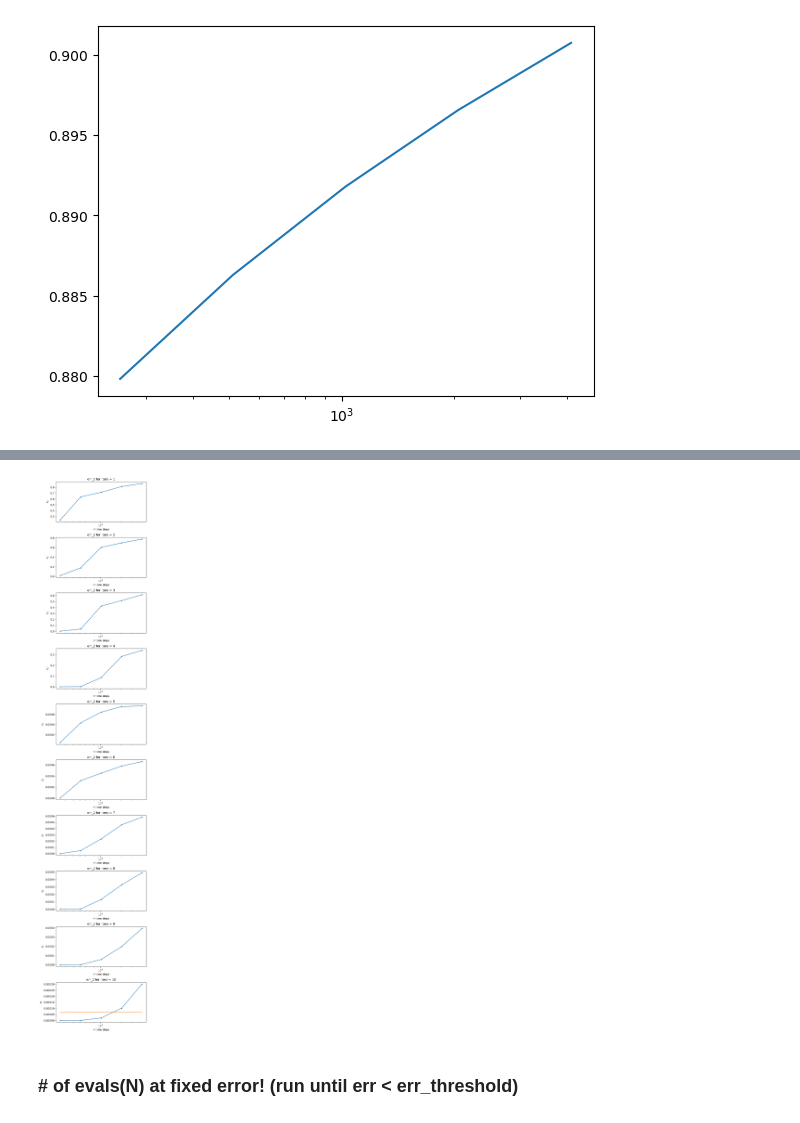
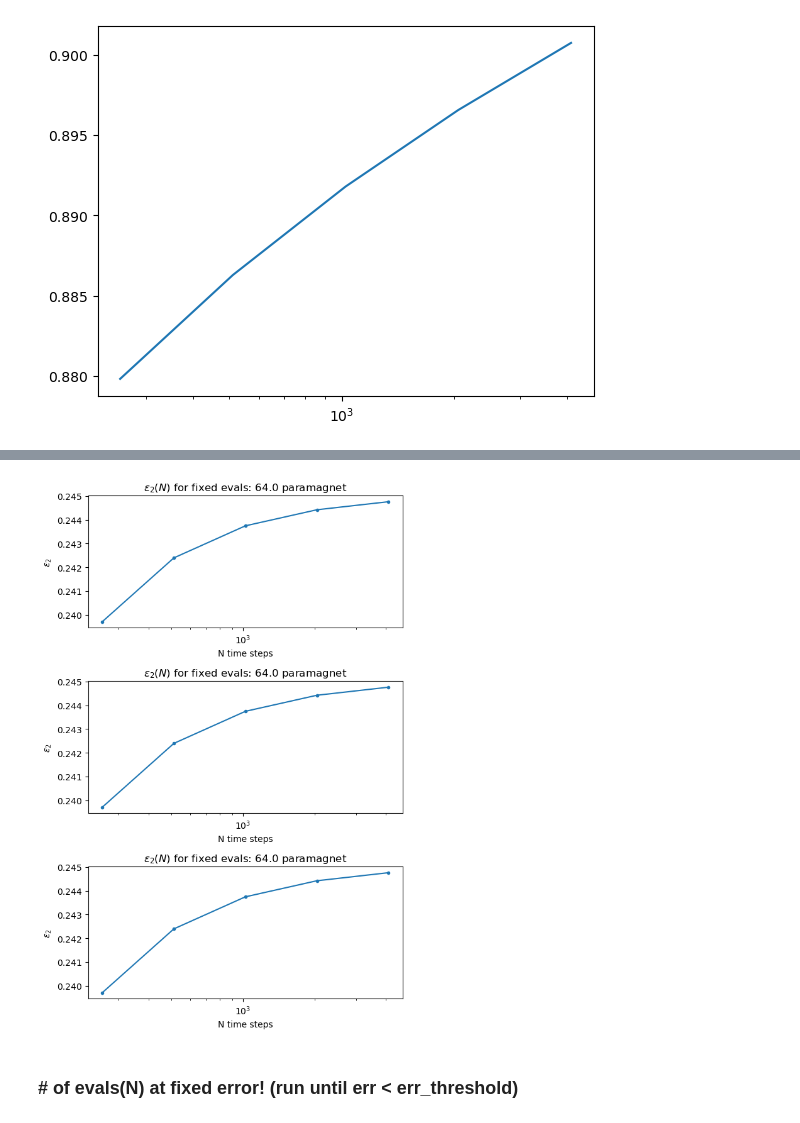
Before and after one commit to gconcheri/Student-Research-Job, a Jupyter notebook: Correlation_function/Corrfunc_LsiteaccumulativeTCI_relevant_plots_new.ipynb, the cells around one changed output, grey strips where cells are left out. Saved outputs shown, nothing was run; the diff lists cells and outputs as text; code cells hidden in the pictures.

Commit message:
almost finished relevant plots

```diff
--- a/Correlation_function/Corrfunc_LsiteaccumulativeTCI_relevant_plots_new.ipynb
+++ b/Correlation_function/Corrfunc_LsiteaccumulativeTCI_relevant_plots_new.ipynb
@@ -107,0 +233,13 @@ print(err2list_transpose)
+# %%
+#same plot as before for model 0, but with trimmed list (no errors with same # of evals)
+for idx, i in enumerate(nlist):
+    print(idx)
+    plt.plot(eval_transpose_trimmed[idx], err2_transpose_trimmed[idx], '.-', label = f'n = {i}')
+plt.xlabel('# evals')
+plt.ylabel(r'$\epsilon_2$')
+plt.title('err_2(# evals)')
+plt.yscale('log')
+plt.legend()
+plt.figure()
+
+#plt.plot(Nlist, [exp_func(N,11,6.9, 1) for N in Nlist])
@@ -263,13 +374,0 @@ def trim(list1, list2):
-# %%
-
-for idx, i in enumerate(nlist):
-    print(idx)
-    plt.plot(evallist_transpose_trimmed[idx], err2list_transpose_trimmed[idx], '.-', label = f'n = {i}')
-plt.xlabel('# evals')
-plt.ylabel(r'$\epsilon_2$')
-plt.title('err_2(# evals)')
-plt.yscale('log')
-plt.legend()
-plt.figure()
-
-#plt.plot(Nlist, [exp_func(N,11,6.9, 1) for N in Nlist])
@@ -286,0 +375,5 @@ plt.figure()
+# %%
+best_eval = {}
+best_err2 = {}
+for i in [0,2]:
+    best_eval[str(i)], best_err2[str(i)] = find_top_n_closest_sets_with_indices(eval_transpose[str(i)], err2_transpose[str(i)])
@@ -296,16 +405,15 @@ plt.xscale('log')
 # %%
-fig, ax = plt.subplots(len(iterlist), 1, figsize = (6, 3*len(iterlist)))
+fig, ax = plt.subplots(len(best_err2['0']), 1, figsize = (6, 3*len(best_err2['0'])))
 
-for idx, i in enumerate(iterlist):
-    ax[idx].plot(Nlist, err2list[idx], '.-')
+for idx, i in enumerate(best_err2['0']):
+    ax[idx].plot(Nlist, best_err2['0'][0], '.-')
     ax[idx].set(xlabel = 'N time steps', ylabel = r'$\epsilon_2$')
     ax[idx].set(xscale = 'log')
-    ax[idx].set_title(f'err_2 for iters = {i}')
+    ax[idx].set_title(r'$\epsilon_2(N)$ for fixed evals: ' + f'{np.average(best_eval['0'][0])}' + ' paramagnet')
 
-plt.plot(Nlist, [exp_func(N,0.0001, 1) for N in Nlist])
 fig.tight_layout()
 # %% [output]
-[figure, old version]
+[figure, new version]
 # %% [markdown]
 ### # of evals(N) at fixed error! (run until err < err_threshold)
 # %%
```
Also changed, not shown: parts of 21 cells of this notebook, 2 other files.
